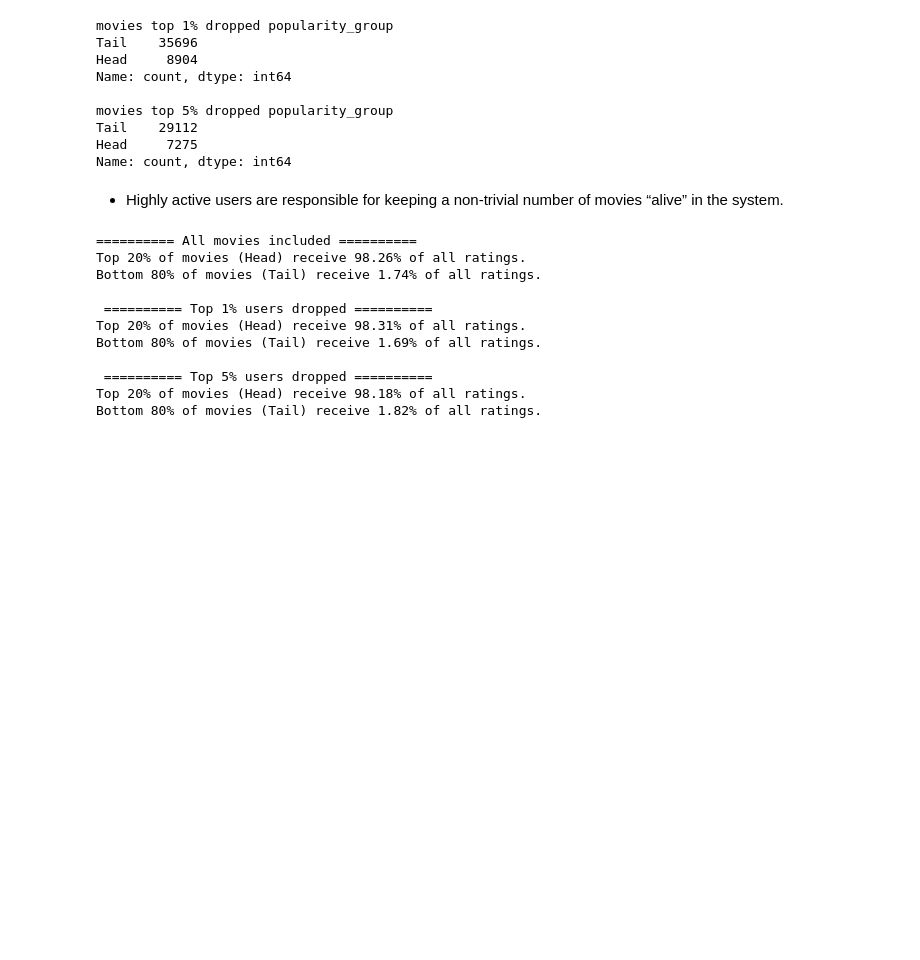
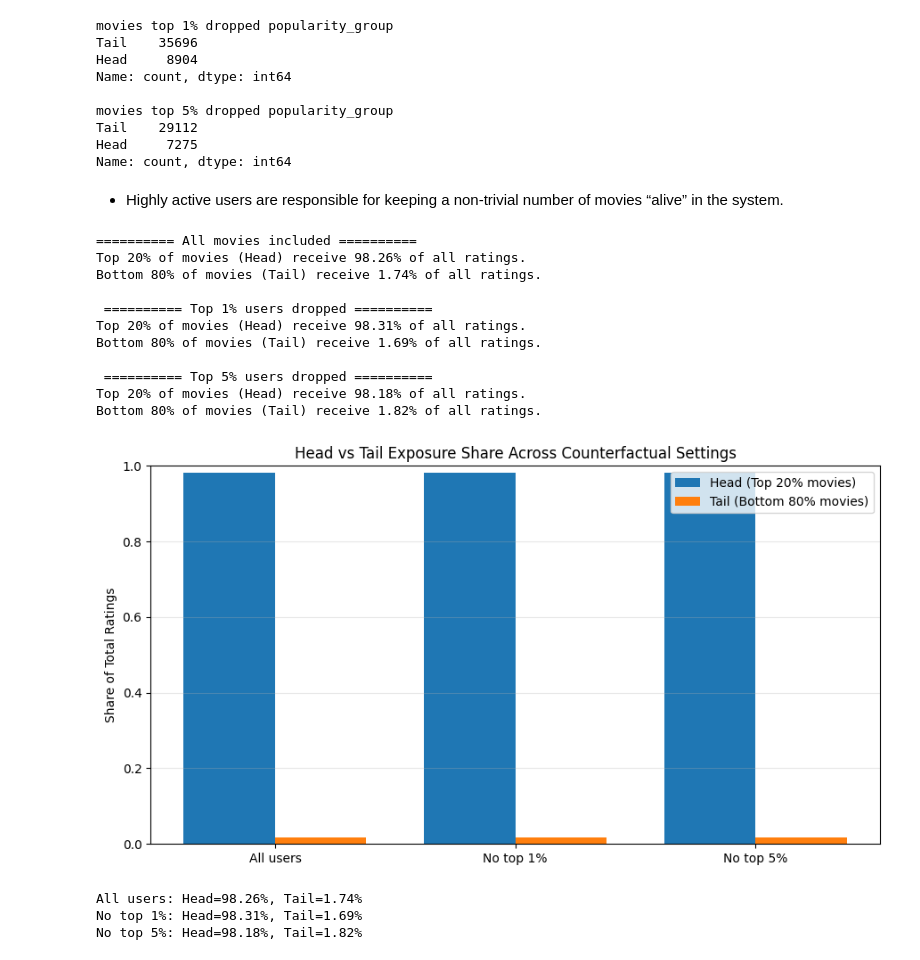
Before and after one commit to lucytheboss/movielens-behavioral-recommender, a Jupyter notebook: notebooks/02_user_behavior.ipynb, the cells around one changed output. Cells and saved outputs as stored; diff of their text form; code cells hidden in the pictures; blank space fills up the shorter version.

```diff
--- a/notebooks/02_user_behavior.ipynb
+++ b/notebooks/02_user_behavior.ipynb
@@ -267,3 +297,48 @@ Bottom 80% of movies (Tail) receive 1.69% of all ratings.
  ========== Top 5% users dropped ==========
 Top 20% of movies (Head) receive 98.18% of all ratings.
 Bottom 80% of movies (Tail) receive 1.82% of all ratings.
+# %%
+def tail_exposure_share(movies_df, tail_label="Tail"):
+    total = movies_df["n_ratings"].sum()
+    tail = movies_df.loc[movies_df["popularity_group"] == tail_label, "n_ratings"].sum()
+    return tail / total
+
+def head_exposure_share(movies_df, head_label="Head"):
+    total = movies_df["n_ratings"].sum()
+    head = movies_df.loc[movies_df["popularity_group"] == head_label, "n_ratings"].sum()
+    return head / total
+
+labels = ["All users", "No top 1%", "No top 5%"]
+head_shares = [
+    head_exposure_share(movies_all),
+    head_exposure_share(movies_top1),
+    head_exposure_share(movies_top5),
+]
+tail_shares = [
+    tail_exposure_share(movies_all),
+    tail_exposure_share(movies_top1),
+    tail_exposure_share(movies_top5),
+]
+
+x = range(len(labels))
+bar_width = 0.38
+
+plt.figure(figsize=(9, 5))
+plt.bar([i - bar_width/2 for i in x], head_shares, width=bar_width, label="Head (Top 20% movies)")
+plt.bar([i + bar_width/2 for i in x], tail_shares, width=bar_width, label="Tail (Bottom 80% movies)")
+
+plt.title("Head vs Tail Exposure Share Across Counterfactual Settings")
+plt.xticks(list(x), labels)
+plt.ylabel("Share of Total Ratings")
+plt.ylim(0, 1.0)
+plt.grid(True, axis="y", alpha=0.3)
+plt.legend()
+plt.tight_layout()
+plt.show()
+for name, h, t in zip(labels, head_shares, tail_shares):
+    print(f"{name}: Head={h:.2%}, Tail={t:.2%}")
+# %% [output]
+[figure, added]
+All users: Head=98.26%, Tail=1.74%
+No top 1%: Head=98.31%, Tail=1.69%
+No top 5%: Head=98.18%, Tail=1.82%
```
Also changed, not shown: parts of 3 cells of this notebook.
